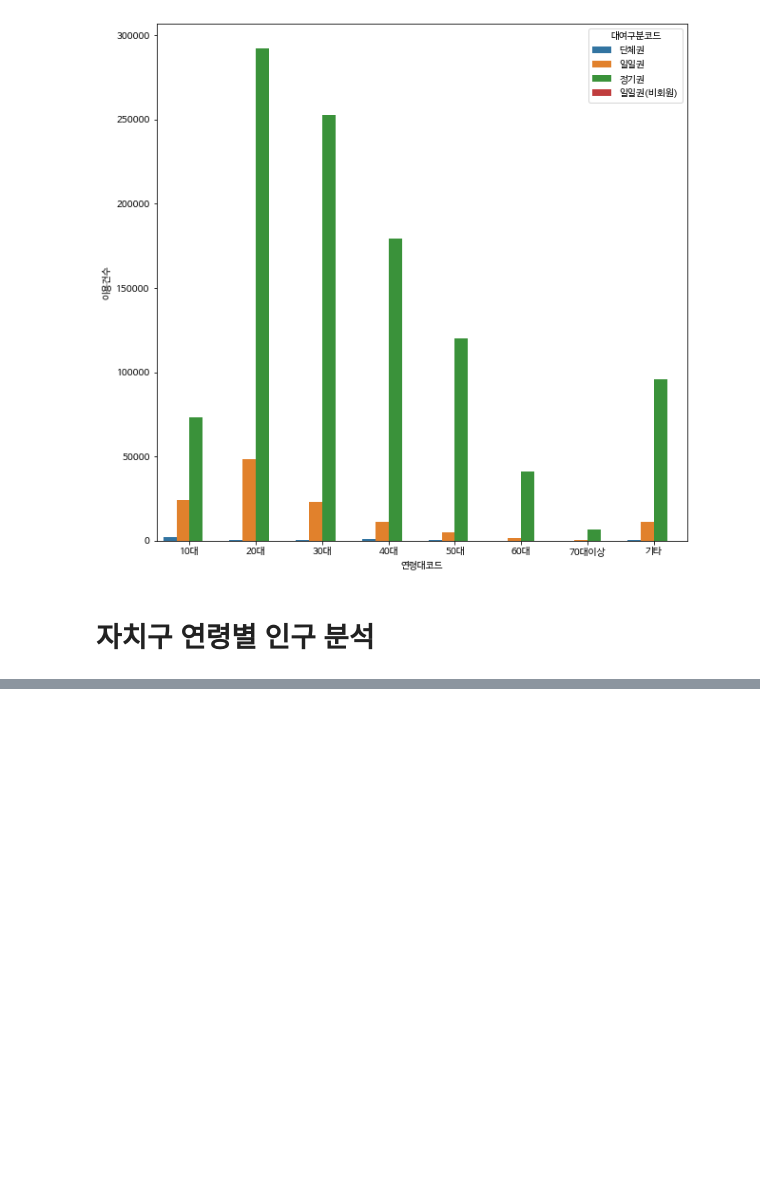
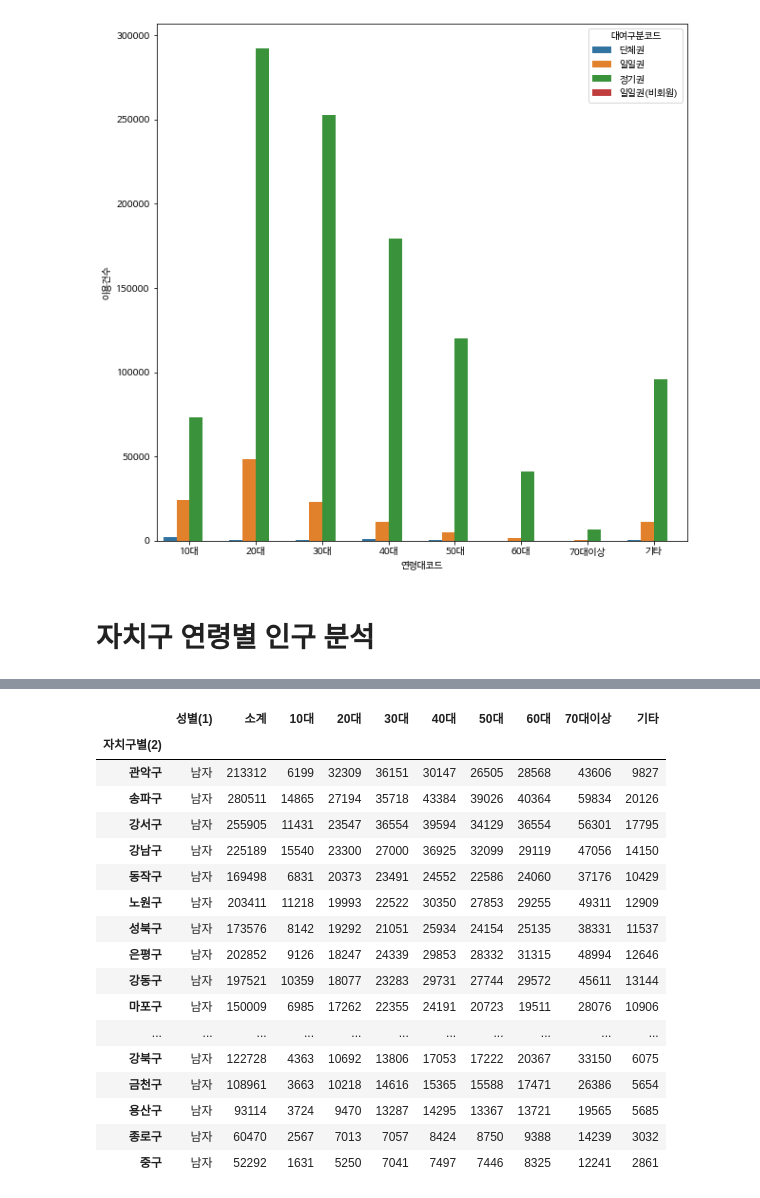
Before and after one commit to Aimerlee123/Python-teamproject, a Jupyter notebook: 파이썬_팀_프로젝트.ipynb, the cells around one changed output, grey strips where cells are left out. Saved outputs shown, nothing was run; the diff lists cells and outputs as text; code cells hidden in the pictures; blank space fills up the shorter version.

```diff
--- a/파이썬_팀_프로젝트.ipynb
+++ b/파이썬_팀_프로젝트.ipynb
@@ -263,0 +292,22 @@ guage
+# %%
+dfm_s2=dfm.sort_values('20대',ascending=False)
+dfm_s2
+# %% [output]
+|  | 성별(1) | 소계 | 10대 | 20대 | 30대 | 40대 | 50대 | 60대 | 70대이상 | 기타 |
+| 자치구별(2) |  |  |  |  |  |  |  |  |  |  |
+| 관악구 | 남자 | 213312 | 6199 | 32309 | 36151 | 30147 | 26505 | 28568 | 43606 | 9827 |
+| 송파구 | 남자 | 280511 | 14865 | 27194 | 35718 | 43384 | 39026 | 40364 | 59834 | 20126 |
+| 강서구 | 남자 | 255905 | 11431 | 23547 | 36554 | 39594 | 34129 | 36554 | 56301 | 17795 |
+| 강남구 | 남자 | 225189 | 15540 | 23300 | 27000 | 36925 | 32099 | 29119 | 47056 | 14150 |
+| 동작구 | 남자 | 169498 | 6831 | 20373 | 23491 | 24552 | 22586 | 24060 | 37176 | 10429 |
+| 노원구 | 남자 | 203411 | 11218 | 19993 | 22522 | 30350 | 27853 | 29255 | 49311 | 12909 |
+| 성북구 | 남자 | 173576 | 8142 | 19292 | 21051 | 25934 | 24154 | 25135 | 38331 | 11537 |
+| 은평구 | 남자 | 202852 | 9126 | 18247 | 24339 | 29853 | 28332 | 31315 | 48994 | 12646 |
+| 강동구 | 남자 | 197521 | 10359 | 18077 | 23283 | 29731 | 27744 | 29572 | 45611 | 13144 |
+| 마포구 | 남자 | 150009 | 6985 | 17262 | 22355 | 24191 | 20723 | 19511 | 28076 | 10906 |
+| ... | ... | ... | ... | ... | ... | ... | ... | ... | ... | ... |
+| 강북구 | 남자 | 122728 | 4363 | 10692 | 13806 | 17053 | 17222 | 20367 | 33150 | 6075 |
+| 금천구 | 남자 | 108961 | 3663 | 10218 | 14616 | 15365 | 15588 | 17471 | 26386 | 5654 |
+| 용산구 | 남자 | 93114 | 3724 | 9470 | 13287 | 14295 | 13367 | 13721 | 19565 | 5685 |
+| 종로구 | 남자 | 60470 | 2567 | 7013 | 7057 | 8424 | 8750 | 9388 | 14239 | 3032 |
+| 중구 | 남자 | 52292 | 1631 | 5250 | 7041 | 7497 | 7446 | 8325 | 12241 | 2861 |
```
Also changed, not shown: parts of 9 cells of this notebook.
